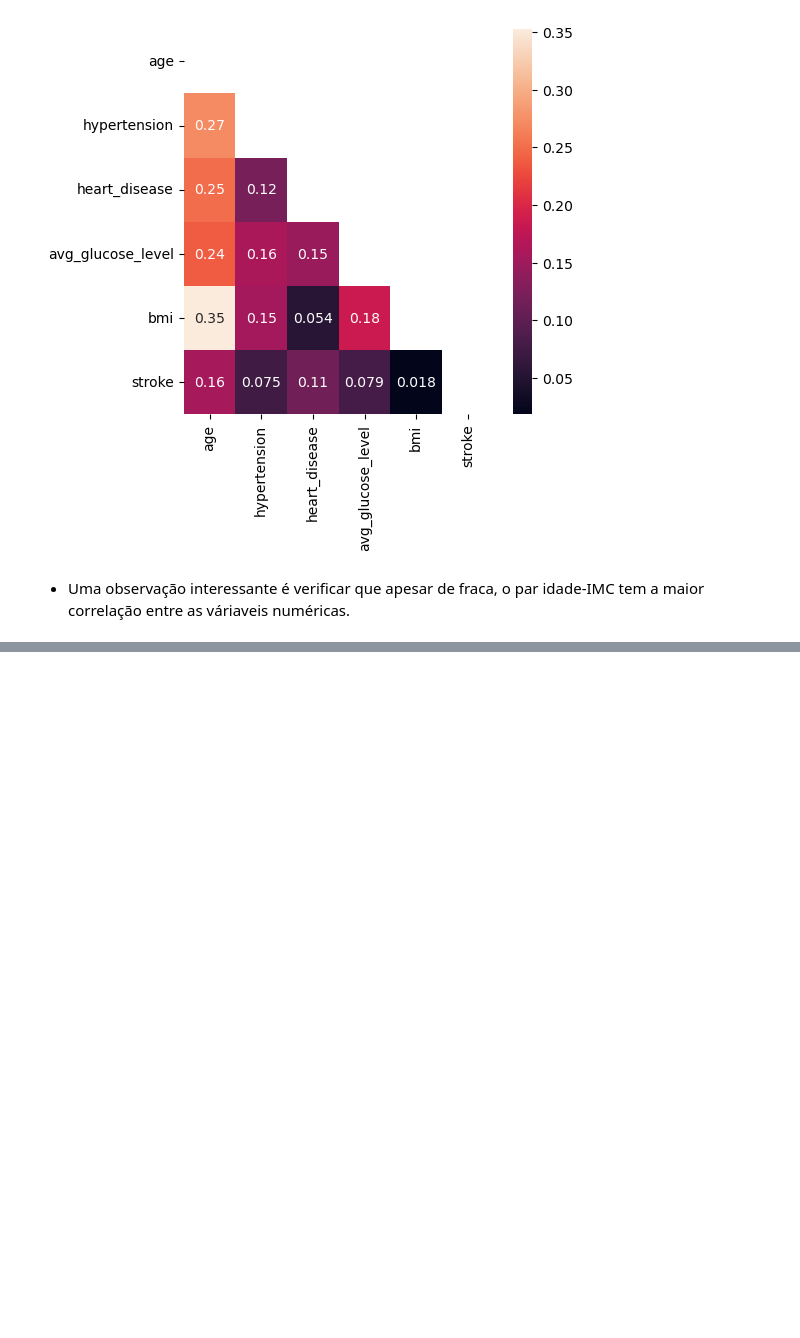
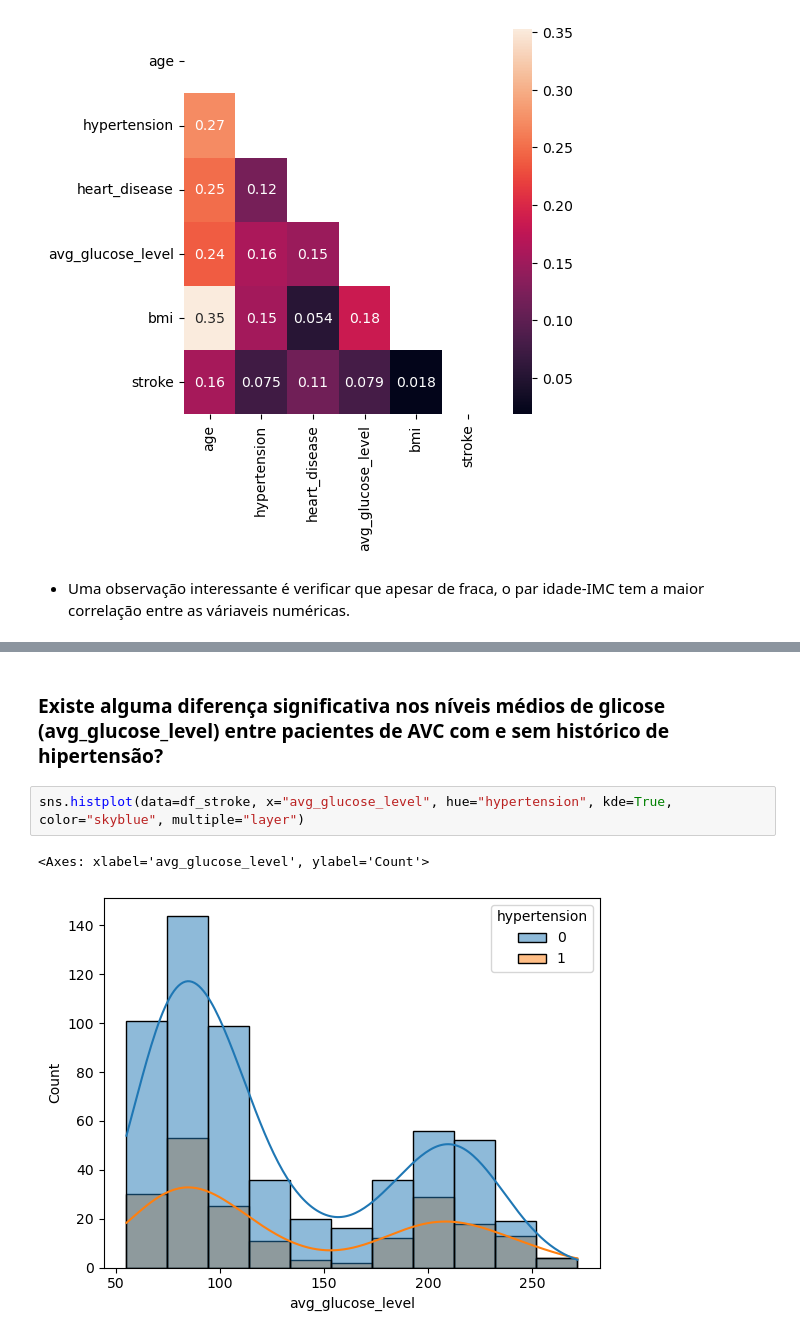
Before and after one commit to Jdss026/stroke-classifier, a Jupyter notebook: notebooks/eda.ipynb, the cells around one changed output, grey strips where cells are left out. Drawn from its saved outputs; the diff is of its cells as text; blank space fills up the shorter version.

```diff
--- a/notebooks/eda.ipynb
+++ b/notebooks/eda.ipynb
@@ -631,0 +671,7 @@ plt.show()
+# %% [markdown]
+### Existe alguma diferença significativa nos níveis médios de glicose (avg_glucose_level) entre pacientes de AVC com e sem histórico de hipertensão?
+# %%
+sns.histplot(data=df_stroke, x="avg_glucose_level", hue="hypertension", kde=True, color="skyblue", multiple="layer")
+# %% [output]
+<Axes: xlabel='avg_glucose_level', ylabel='Count'>
+[figure, added]
```
Also changed, not shown: parts of 19 cells of this notebook.
